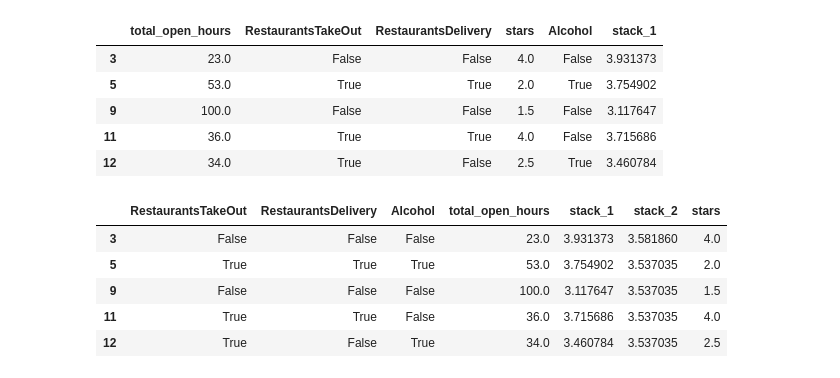
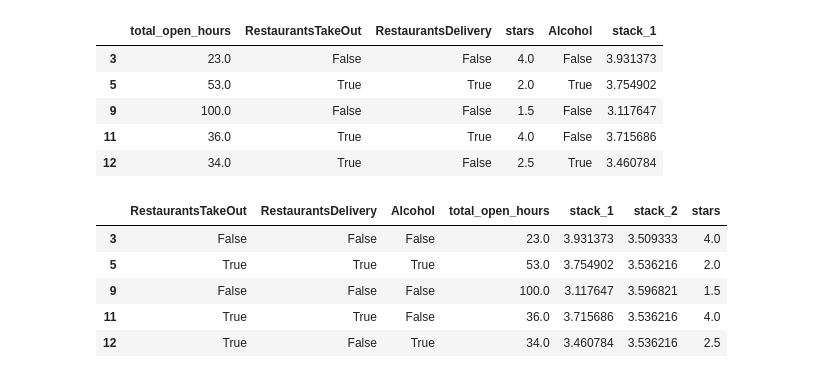
Before and after one commit to siddhi-bansal/ml-final-project, a Jupyter notebook: final_project.ipynb, the cells around one changed output. Cells and saved outputs as stored; diff of their text form; code cells hidden in the pictures.

Commit message:
cv and hyperparameter testing, now doing max_depth=4 for stack 2

```diff
--- a/final_project.ipynb
+++ b/final_project.ipynb
@@ -300,20 +300,23 @@ df.head()
 | 12 | 34.0 | True | False | 2.5 | True | 3.460784 |
 # %%
 from sklearn.tree import DecisionTreeRegressor
-regressor = DecisionTreeRegressor(random_state=0, max_depth=10)
+from sklearn.model_selection import GridSearchCV
+clf = DecisionTreeRegressor(random_state=0)
 X = df.loc[:, df.columns != 'stars']
 y = df.loc[:, 'stars']
+# fitting the model based on max_depth = 4 because we have 4 features, splitting on them
+regressor = DecisionTreeRegressor(random_state=0, max_depth=4)
+# no need to normalize for decision tree regressor
 regressor.fit(X, y)
 y_pred = regressor.predict(X)
 df['stack_2'] = y_pred
 df = df[['RestaurantsTakeOut', 'RestaurantsDelivery', 'Alcohol', 'total_open_hours', 'stack_1', 'stack_2', 'stars']]
 # at this point, df is the final dataframe we are using (need to do CV for stack_1 and stack_2 models)
+df.head()
+# %% [output]
+|  | RestaurantsTakeOut | RestaurantsDelivery | Alcohol | total_open_hours | stack_1 | stack_2 | stars |
+| 3 | False | False | False | 23.0 | 3.931373 | 3.509333 | 4.0 |
+| 5 | True | True | True | 53.0 | 3.754902 | 3.536216 | 2.0 |
+| 9 | False | False | False | 100.0 | 3.117647 | 3.596821 | 1.5 |
+| 11 | True | True | False | 36.0 | 3.715686 | 3.536216 | 4.0 |
+| 12 | True | False | True | 34.0 | 3.460784 | 3.536216 | 2.5 |
-# %%
-df.head()
-# %% [output]
-|  | RestaurantsTakeOut | RestaurantsDelivery | Alcohol | total_open_hours | stack_1 | stack_2 | stars |
-| 3 | False | False | False | 23.0 | 3.931373 | 3.581860 | 4.0 |
-| 5 | True | True | True | 53.0 | 3.754902 | 3.537035 | 2.0 |
-| 9 | False | False | False | 100.0 | 3.117647 | 3.537035 | 1.5 |
-| 11 | True | True | False | 36.0 | 3.715686 | 3.537035 | 4.0 |
-| 12 | True | False | True | 34.0 | 3.460784 | 3.537035 | 2.5 |
```
Also changed, not shown: parts of 1 cell of this notebook.
